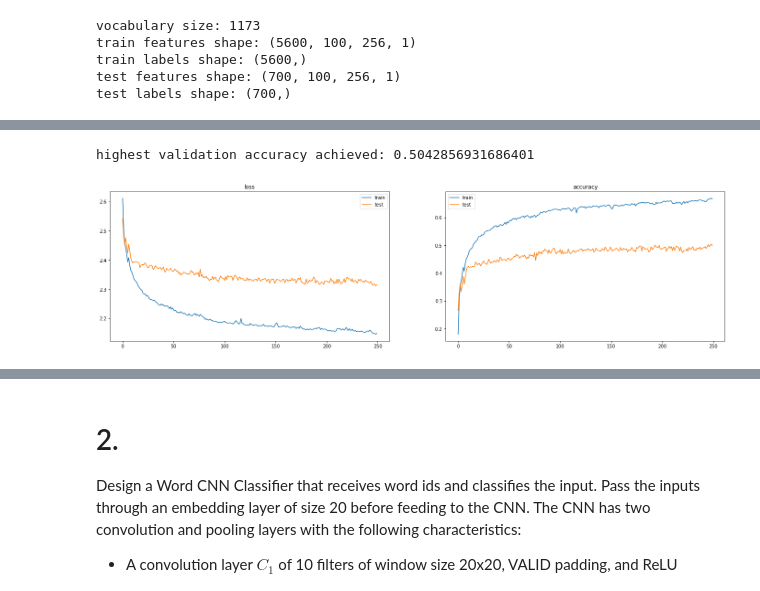
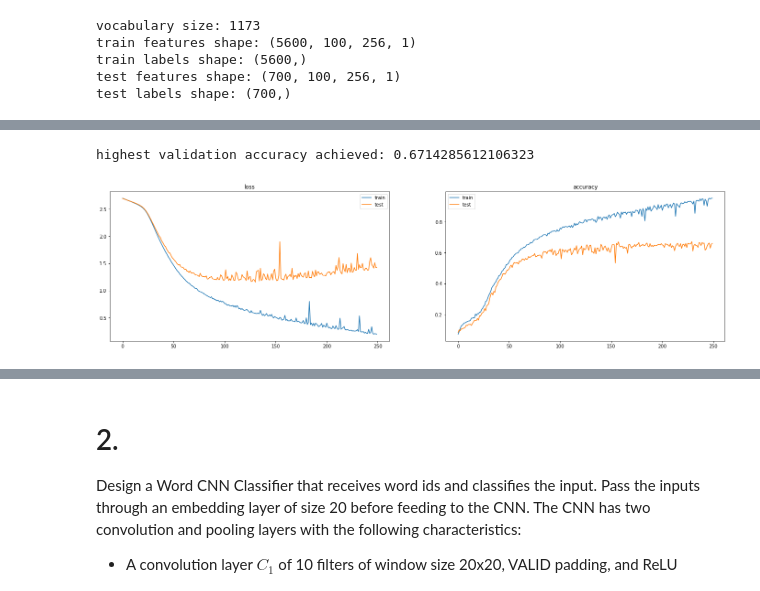
Before and after one commit to NgoJunHaoJason/CZ4042, a Jupyter notebook: assignment_2/b_text_classification.ipynb, the cells around one changed output, grey strips where cells are left out. Drawn from its saved outputs; the diff is of its cells as text; code cells hidden in the pictures.

```diff
--- a/assignment_2/b_text_classification.ipynb
+++ b/assignment_2/b_text_classification.ipynb
@@ -186,9 +209,24 @@ train labels shape: (5600,)
 test features shape: (700, 100, 256, 1)
 test labels shape: (700,)
 # %%
-def get_character_cnn() -> tf.keras.models.Sequential:
+def get_character_cnn(
+    input_shape: tuple,
+    num_categories: int,
+    use_dropout: bool = False,
+) -> tf.keras.models.Sequential:
+    '''
+    Generates a word CNN classifier.
+
+    :params:
+    - input_shape (tuple): shape of the one-hot encoding of input data
+    - num_categories (int): number of classes to classify
+    - use_dropout (bool): whether to use dropout rate of 0.5 (default: False)
+
+    :return:
+    - an initial model (tf.keras.Sequential)
+    '''
     input_layer = tf.keras.layers.Input(
-        shape=(max_input_length, num_characters, 1),
+        shape=input_shape,
     )
 
     c1 = tf.keras.layers.Conv2D(
@@ -204,6 +242,10 @@ def get_character_cnn() -> tf.keras.models.Sequential:
         padding='same',
     )
 
+    if use_dropout:
+        dropout1 = tf.keras.layers.Dropout(rate=0.5)
+        model.add(dropout1)
+
     c2 = tf.keras.layers.Conv2D(
         filters=10,
         kernel_size=(20, 1),
@@ -217,11 +259,16 @@ def get_character_cnn() -> tf.keras.models.Sequential:
         padding='same',
     )
 
+    if use_dropout:
+        dropout2 = tf.keras.layers.Dropout(rate=0.5)
+        model.add(dropout2)
+
     flatten = tf.keras.layers.Flatten()
 
     fully_connected = tf.keras.layers.Dense(
         units=num_categories,
-        activation='softmax',
+        # no need for softmax due to sparse categorical crossentropy loss,
+        # according to sample code
     )
 
     return tf.keras.models.Sequential([
@@ -234,9 +281,13 @@ def get_character_cnn() -> tf.keras.models.Sequential:
         fully_connected,
     ])
 # %%
-model = get_character_cnn()
+# train using SGD
+model = get_character_cnn(
+    input_shape=(max_input_length, num_characters, 1),
+    num_categories=num_categories,
+)
 model.compile(
-    optimizer=optimizer,
+    optimizer=sgd,
     loss=loss,
     metrics=metrics,
 )
@@ -271,5 +322,6 @@ history = model.fit(
     batch_size=batch_size,
     epochs=num_epochs,
     validation_data=(test_features, test_labels),
+    verbose=0,  # too much output may crash browser
 )
 # %% [output]
@@ -309,16 +357,16 @@ def plot_loss_accuracy_curves(num_epochs: int, history: dict):
     loss_axis.legend()
 
     accuracy_axis.set_title('accuracy')
-    accuracy_axis.plot(range(num_epochs), history['accuracy'], label='train')
-    accuracy_axis.plot(range(num_epochs), history['val_accuracy'], label='test')
+    accuracy_axis.plot(range(num_epochs), history['sparse_categorical_accuracy'], label='train')
+    accuracy_axis.plot(range(num_epochs), history['val_sparse_categorical_accuracy'], label='test')
     accuracy_axis.legend()
 # %%
 # Plot the entropy cost on the training data and
 # the accuracy on the testing data against training epochs.
 plot_loss_accuracy_curves(num_epochs, history.history)
 
-val_accuracies = history.history['val_accuracy']
+val_accuracies = history.history['val_sparse_categorical_accuracy']
 print(f'highest validation accuracy achieved: {max(val_accuracies)}')
 # %% [output]
-highest validation accuracy achieved: 0.5042856931686401
+highest validation accuracy achieved: 0.6714285612106323
-[figure, old version]
+[figure, new version]
```
Also changed, not shown: parts of 137 cells of this notebook.
